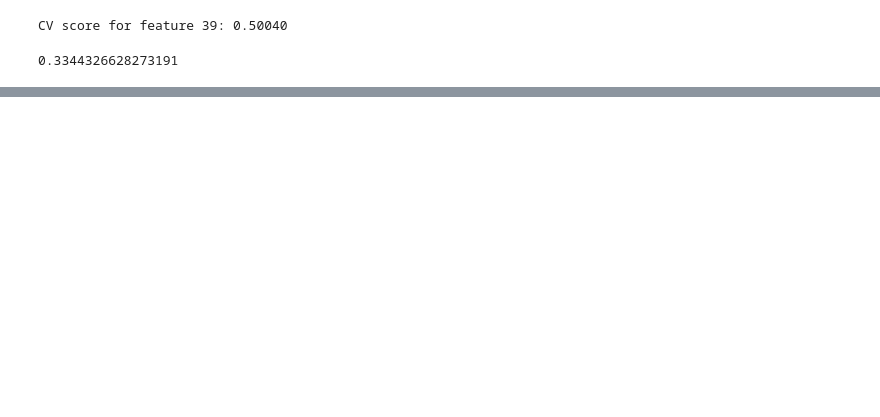
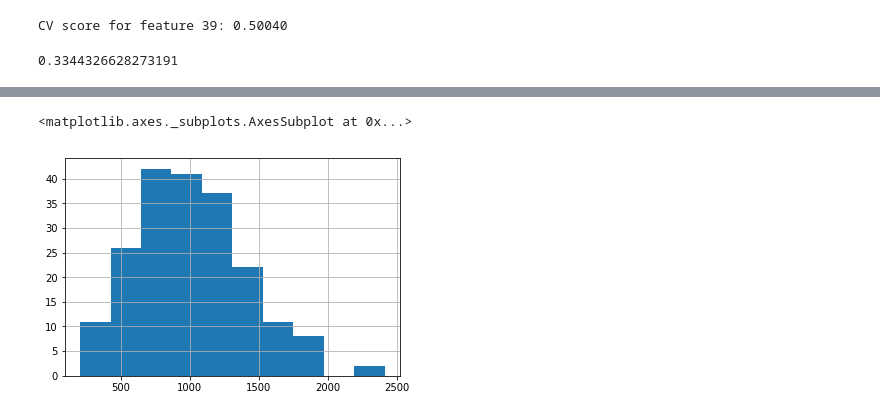
Before and after one commit to nikitaqwerty/kaggle_santander, a Jupyter notebook: sub_17_tests.ipynb, the cells around one changed output, grey strips where cells are left out. Saved outputs shown, nothing was run; the diff lists cells and outputs as text; code cells hidden in the pictures; blank space fills up the shorter version.

```diff
--- a/sub_17_tests.ipynb
+++ b/sub_17_tests.ipynb
@@ -176,3 +198,10 @@ best_preds.tail()
 5 rows × 2000 columns
+# %%
+results_losses = []
+for res in results:
+    results_losses.append(res[2])
+
+loss_by_col_and_row =pd.DataFrame(results_losses).T
+loss_by_col_and_row = loss_by_col_and_row.replace([np.inf, -np.inf], 3)
 # %%
 inters_array = np.zeros((200,200))
@@ -228,0 +231,7 @@ plt.show()
+# %%
+train['predicts_by'] = -1
+train['loss_by'] = -1
+
+for i in tqdm(range(len(train))):
+    train.loc[i,'predicts_by'] = loss_by_col_and_row.iloc[i].idxmin()
+    train.loc[i,'loss_by'] = loss_by_col_and_row.iloc[i].min()
@@ -228,0 +250,5 @@ plt.show()
+# %%
+train.predicts_by.value_counts().hist()
+# %% [output]
+<matplotlib.axes._subplots.AxesSubplot at 0x...>
+[figure, added]
```
Also changed, not shown: parts of 18 cells of this notebook.
